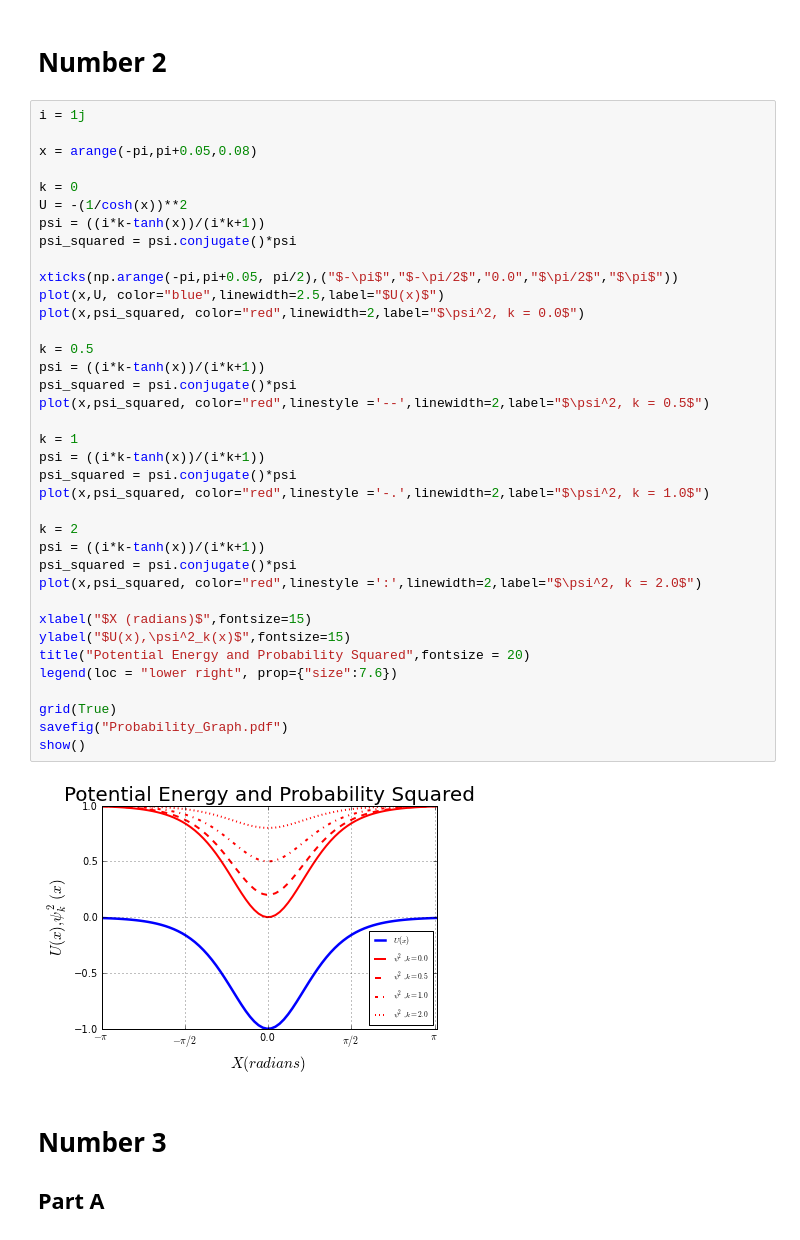
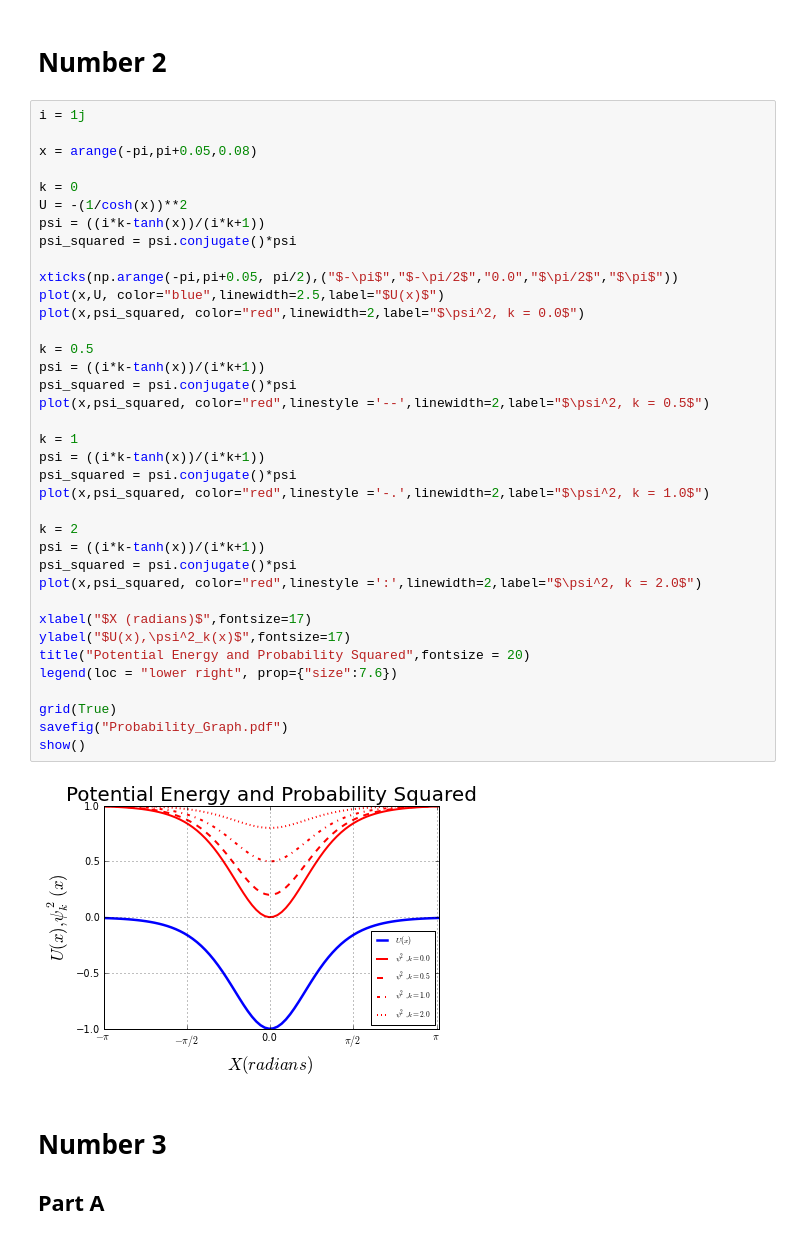
Before and after one commit to dcrose/PHYS202-S13, a Jupyter notebook: Week3/GraphicsEx2.ipynb, the cells around one changed output. Saved outputs shown, nothing was run; the diff lists cells and outputs as text.

```diff
--- a/Week3/GraphicsEx2.ipynb
+++ b/Week3/GraphicsEx2.ipynb
@@ -42,36 +42,36 @@ k = 0
 U = -(1/cosh(x))**2
 psi = ((i*k-tanh(x))/(i*k+1))
 psi_squared = psi.conjugate()*psi
 
 xticks(np.arange(-pi,pi+0.05, pi/2),("$-\pi$","$-\pi/2$","0.0","$\pi/2$","$\pi$"))
 plot(x,U, color="blue",linewidth=2.5,label="$U(x)$")
 plot(x,psi_squared, color="red",linewidth=2,label="$\psi^2, k = 0.0$")
 
 k = 0.5
 psi = ((i*k-tanh(x))/(i*k+1))
 psi_squared = psi.conjugate()*psi
 plot(x,psi_squared, color="red",linestyle ='--',linewidth=2,label="$\psi^2, k = 0.5$")
 
 k = 1
 psi = ((i*k-tanh(x))/(i*k+1))
 psi_squared = psi.conjugate()*psi
 plot(x,psi_squared, color="red",linestyle ='-.',linewidth=2,label="$\psi^2, k = 1.0$")
 
 k = 2
 psi = ((i*k-tanh(x))/(i*k+1))
 psi_squared = psi.conjugate()*psi
 plot(x,psi_squared, color="red",linestyle =':',linewidth=2,label="$\psi^2, k = 2.0$")
 
-xlabel("$X (radians)$",fontsize=15)
-ylabel("$U(x),\psi^2_k(x)$",fontsize=15)
+xlabel("$X (radians)$",fontsize=17)
+ylabel("$U(x),\psi^2_k(x)$",fontsize=17)
 title("Potential Energy and Probability Squared",fontsize = 20)
 legend(loc = "lower right", prop={"size":7.6})
 
 grid(True)
 savefig("Probability_Graph.pdf")
 show()
 # %% [output]
-[figure, old version]
+[figure, new version]
 # %% [markdown]
 Number 3
 =
```
Also changed, not shown: parts of 4 cells of this notebook.
